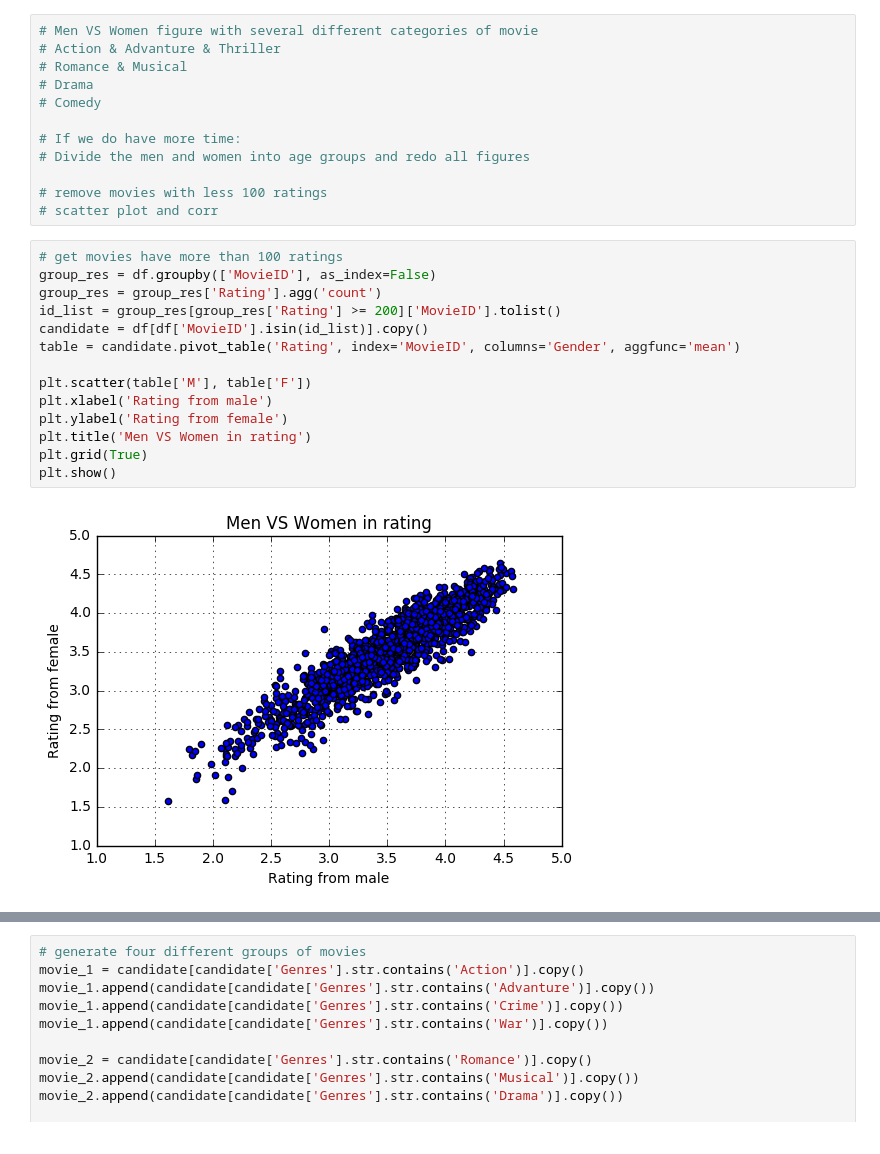
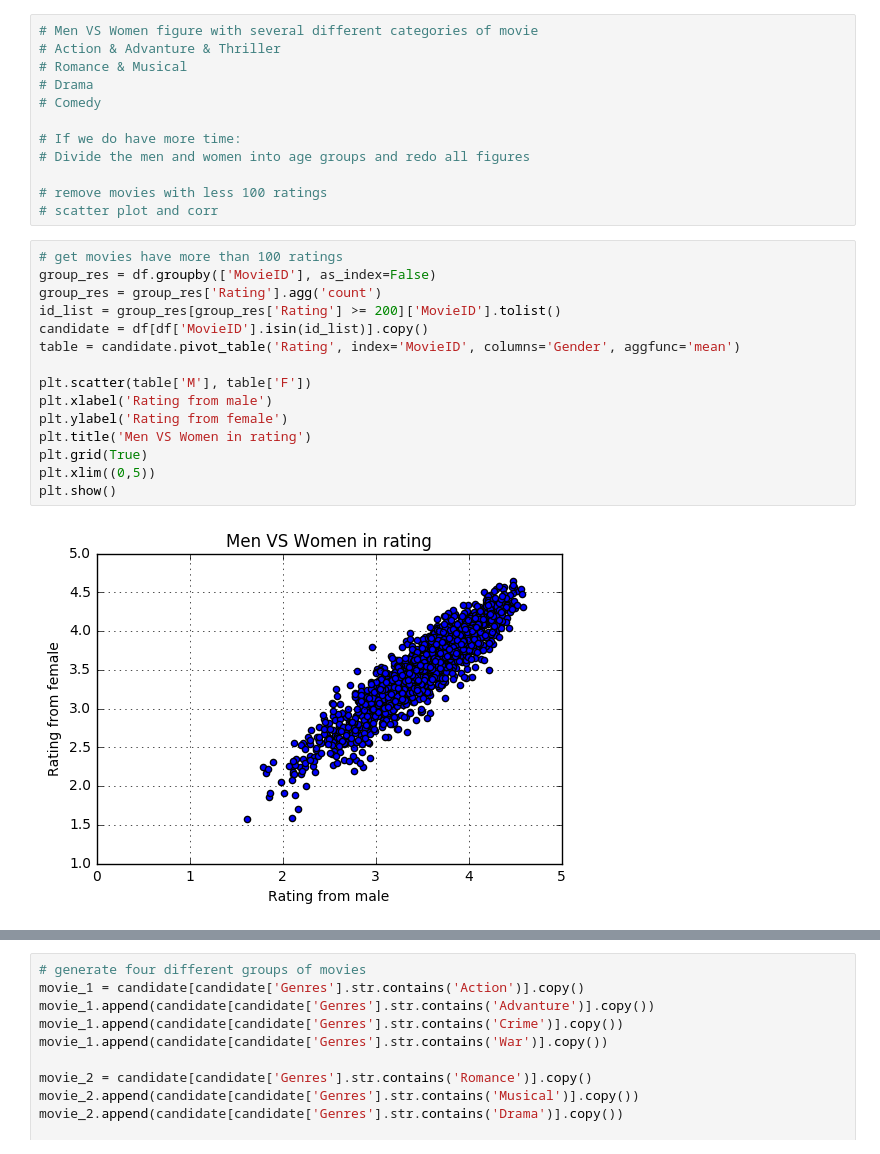
Before and after one commit to GuanxiongLiu/DS501, a Jupyter notebook: CaseStudy2/CaseStudy2.ipynb, the cells around one changed output, grey strips where cells are left out. Cells and saved outputs as stored; diff of their text form.

```diff
--- a/CaseStudy2/CaseStudy2.ipynb
+++ b/CaseStudy2/CaseStudy2.ipynb
@@ -390,16 +392,17 @@ table.corr() # popular movie
 # %%
 # get movies have more than 100 ratings
 group_res = df.groupby(['MovieID'], as_index=False)
 group_res = group_res['Rating'].agg('count')
 id_list = group_res[group_res['Rating'] >= 200]['MovieID'].tolist()
 candidate = df[df['MovieID'].isin(id_list)].copy()
 table = candidate.pivot_table('Rating', index='MovieID', columns='Gender', aggfunc='mean')
 
 plt.scatter(table['M'], table['F'])
 plt.xlabel('Rating from male')
 plt.ylabel('Rating from female')
 plt.title('Men VS Women in rating')
 plt.grid(True)
+plt.xlim((0,5))
 plt.show()
 # %% [output]
-[figure, old version]
+[figure, new version]
```
Also changed, not shown: parts of 11 cells of this notebook.
